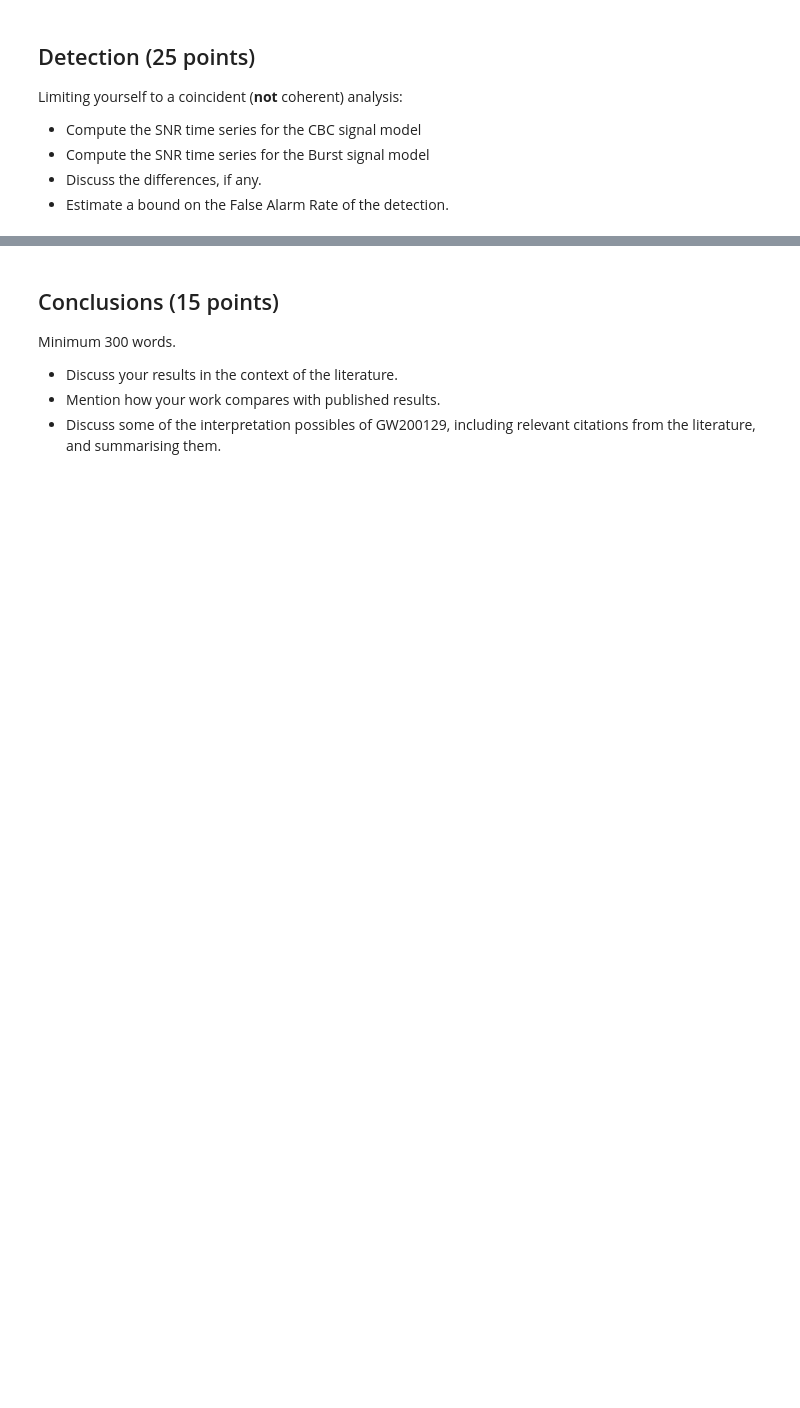
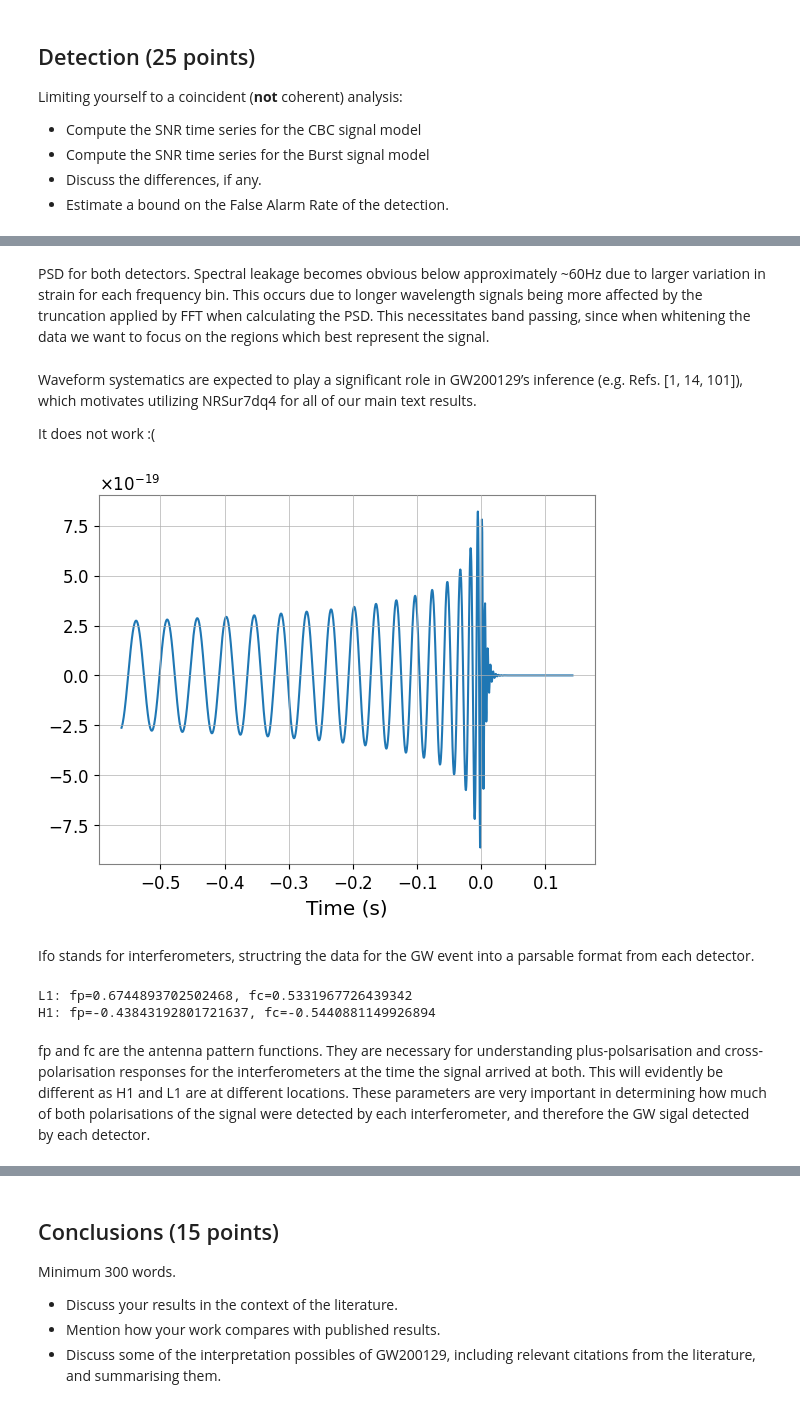
Before and after one commit to hjornskar-ctrl/dim-clem, a Jupyter notebook: final_project.ipynb, the cells around one changed output, grey strips where cells are left out. Saved outputs shown, nothing was run; the diff lists cells and outputs as text; code cells hidden in the pictures; blank space fills up the shorter version.

```diff
--- a/final_project.ipynb
+++ b/final_project.ipynb
@@ -365,0 +447,18 @@ Moving to a **coherent** analysis:
+# %% [markdown]
+PSD for both detectors. Spectral leakage becomes obvious below approximately ~60Hz due to larger variation in strain for each frequency bin. This occurs due to longer wavelength signals being more affected by the truncation applied by FFT when calculating the PSD. This necessitates band passing, since when whitening the data we want to focus on the regions which best represent the signal.
+# %% [markdown]
+Waveform systematics are expected to play a significant role in GW200129’s inference (e.g. Refs. [1, 14, 101]), which motivates utilizing NRSur7dq4 for all of our main text results.
+
+It does not work :(
+# %%
+m1 = 34.5 * (1 + 0.18)
+m2 = 29 * (1 + 0.18)
+hp, hc = get_td_waveform(approximant='SEOBNRv4_opt',
+                          mass1=m1,
+                          mass2=m2,
+                          delta_t=data['H1'].dt.value,
+                          f_lower=20)
+plt.plot(hp.sample_times, hp)
+plt.xlabel('Time (s)');
+# %% [output]
+[figure, added]
@@ -365,0 +472,16 @@ Moving to a **coherent** analysis:
+# %% [markdown]
+Ifo stands for interferometers, structring the data for the GW event into a parsable format from each detector.
+# %%
+declination = 0
+right_ascension = 5.5
+polarization = 0.0 # uniform prior
+fp={}
+fc={}
+for ifo in ifos:
+    fp[ifo], fc[ifo] = det[ifo].antenna_pattern(right_ascension, declination,polarization, time_centre)
+    print("{}: fp={}, fc={}".format(ifo,fp[ifo], fc[ifo]))
+# %% [output]
+L1: fp=0.6744893702502468, fc=0.5331967726439342
+H1: fp=-0.43843192801721637, fc=-0.5440881149926894
+# %% [markdown]
+fp and fc are the antenna pattern functions. They are necessary for understanding plus-polsarisation and cross-polarisation responses for the interferometers at the time the signal arrived at both. This will evidently be different as H1 and L1 are at different locations. These parameters are very important in determining how much of both polarisations of the signal were detected by each interferometer, and therefore the GW sigal detected by each detector.
```
Also changed, not shown: parts of 119 cells of this notebook.
